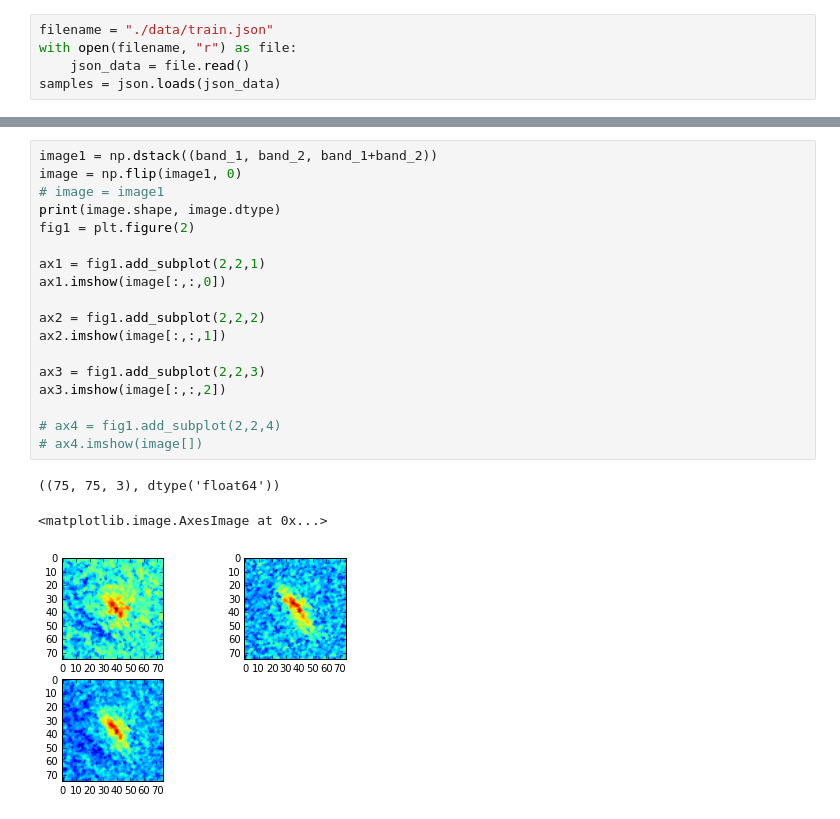
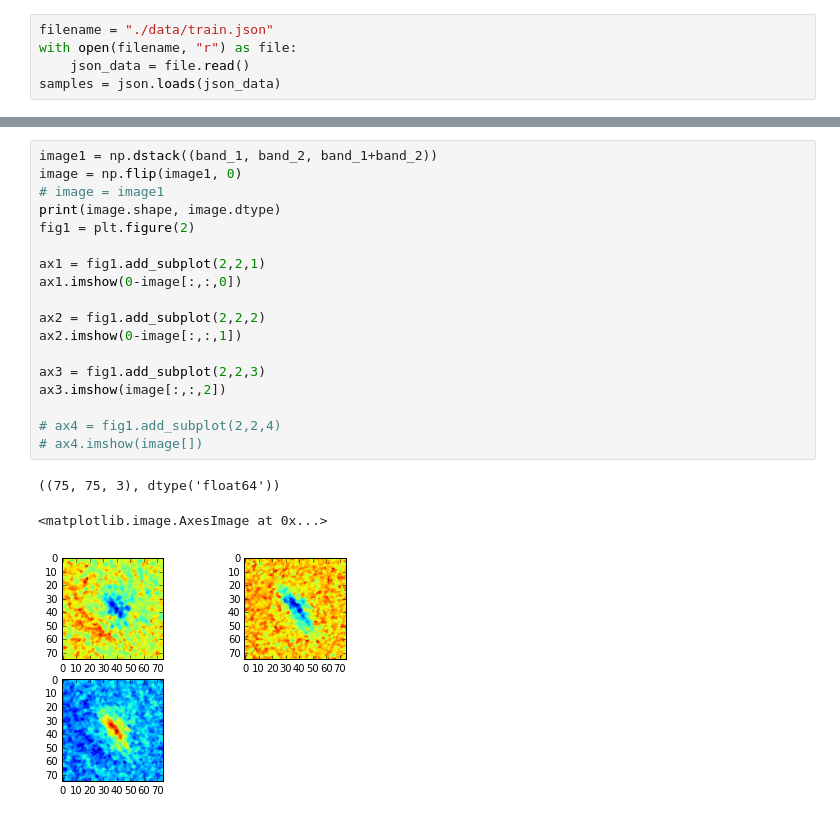
Before and after one commit to codepike/iceberg, a Jupyter notebook: analyze_data.ipynb, the cells around one changed output, grey strips where cells are left out. Cells and saved outputs as stored; diff of their text form.

```diff
--- a/analyze_data.ipynb
+++ b/analyze_data.ipynb
@@ -44,22 +46,22 @@ ax4.imshow(band_1/band_2)
 # %%
 image1 = np.dstack((band_1, band_2, band_1+band_2))
 image = np.flip(image1, 0)
 # image = image1
 print(image.shape, image.dtype)
 fig1 = plt.figure(2)
 
 ax1 = fig1.add_subplot(2,2,1)
-ax1.imshow(image[:,:,0])
+ax1.imshow(0-image[:,:,0])
 
 ax2 = fig1.add_subplot(2,2,2)
-ax2.imshow(image[:,:,1])
+ax2.imshow(0-image[:,:,1])
 
 ax3 = fig1.add_subplot(2,2,3)
 ax3.imshow(image[:,:,2])
 
 # ax4 = fig1.add_subplot(2,2,4)
 # ax4.imshow(image[])
 # %% [output]
 ((75, 75, 3), dtype('float64'))
 <matplotlib.image.AxesImage at 0x...>
-[figure, old version]
+[figure, new version]
```
Also changed, not shown: parts of 2 cells of this notebook, 4 other files.
